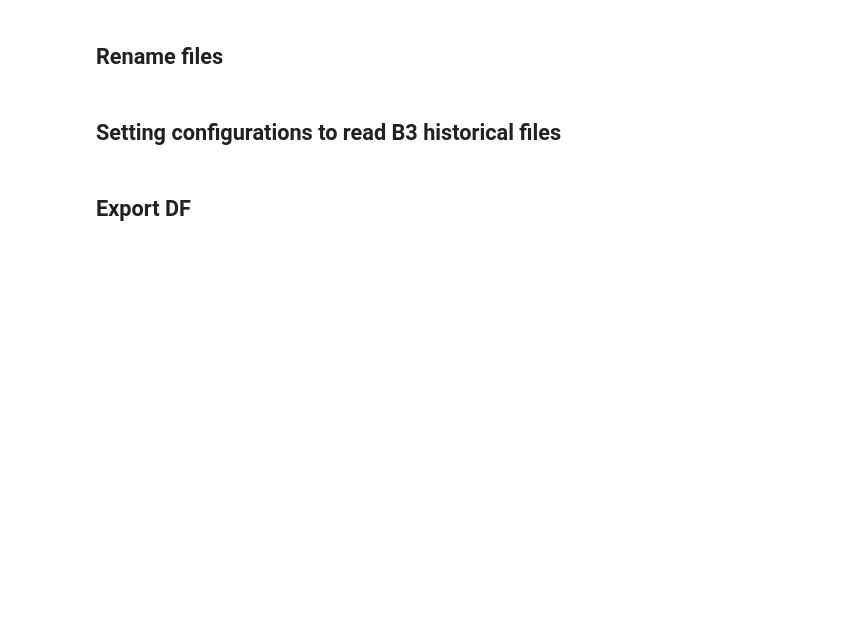
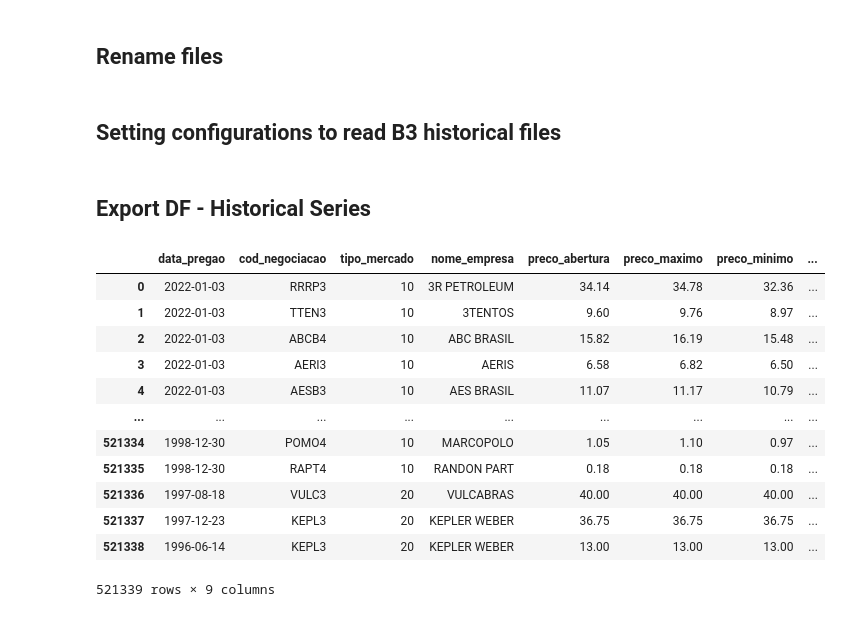
Before and after one commit to pedrolaender/05.Ironhack_Final_Project, a Jupyter notebook: testes.ipynb, the cells around one changed output. Cells and saved outputs as stored; diff of their text form; code cells hidden in the pictures; blank space fills up the shorter version.

```diff
--- a/testes.ipynb
+++ b/testes.ipynb
@@ -382,3 +357,3 @@ dataset
 # %% [markdown]
-## Export DF
+## Export DF - Historical Series
 # %%
@@ -390,9 +363,23 @@ dataset.to_csv(f'{path}dataset-IBRA.csv',
                     decimal='.',
                     index=False)
 # %%
-pd.read_csv(f'{path}dataset-IBRA.csv',
+pd.read_csv(f'{path}dataset_IBRA.csv',
                 encoding='ISO-8859-1',
                 sep=';',
                 decimal='.',
                 index_col=False
                 )
+# %% [output]
+|  | data_pregao | cod_negociacao | tipo_mercado | nome_empresa | preco_abertura | preco_maximo | preco_minimo | ... |
+| 0 | 2022-01-03 | RRRP3 | 10 | 3R PETROLEUM | 34.14 | 34.78 | 32.36 | ... |
+| 1 | 2022-01-03 | TTEN3 | 10 | 3TENTOS | 9.60 | 9.76 | 8.97 | ... |
+| 2 | 2022-01-03 | ABCB4 | 10 | ABC BRASIL | 15.82 | 16.19 | 15.48 | ... |
+| 3 | 2022-01-03 | AERI3 | 10 | AERIS | 6.58 | 6.82 | 6.50 | ... |
+| 4 | 2022-01-03 | AESB3 | 10 | AES BRASIL | 11.07 | 11.17 | 10.79 | ... |
+| ... | ... | ... | ... | ... | ... | ... | ... | ... |
+| 521334 | 1998-12-30 | POMO4 | 10 | MARCOPOLO | 1.05 | 1.10 | 0.97 | ... |
+| 521335 | 1998-12-30 | RAPT4 | 10 | RANDON PART | 0.18 | 0.18 | 0.18 | ... |
+| 521336 | 1997-08-18 | VULC3 | 20 | VULCABRAS | 40.00 | 40.00 | 40.00 | ... |
+| 521337 | 1997-12-23 | KEPL3 | 20 | KEPLER WEBER | 36.75 | 36.75 | 36.75 | ... |
+| 521338 | 1996-06-14 | KEPL3 | 20 | KEPLER WEBER | 13.00 | 13.00 | 13.00 | ... |
+521339 rows × 9 columns
```
Also changed, not shown: parts of 101 cells of this notebook, 6 other files.
